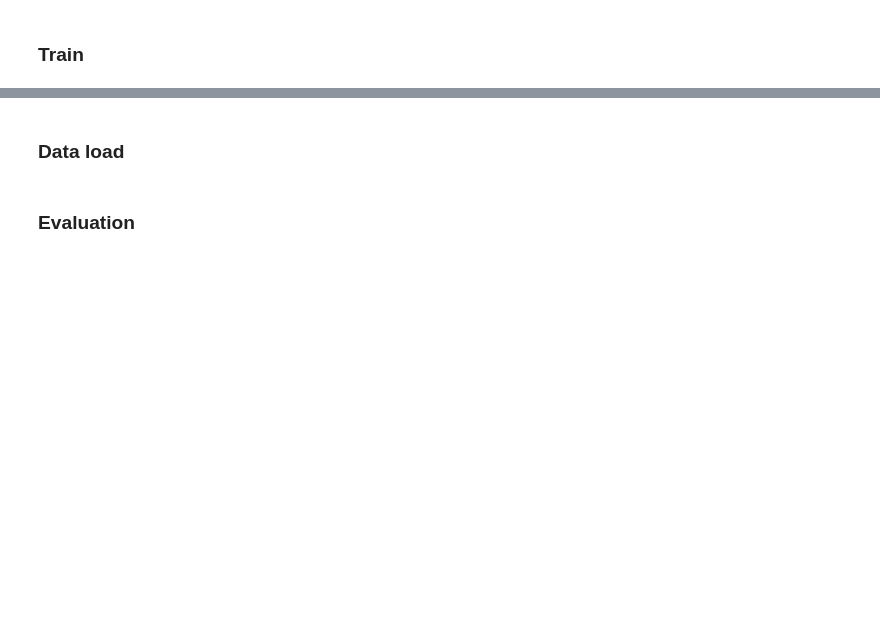
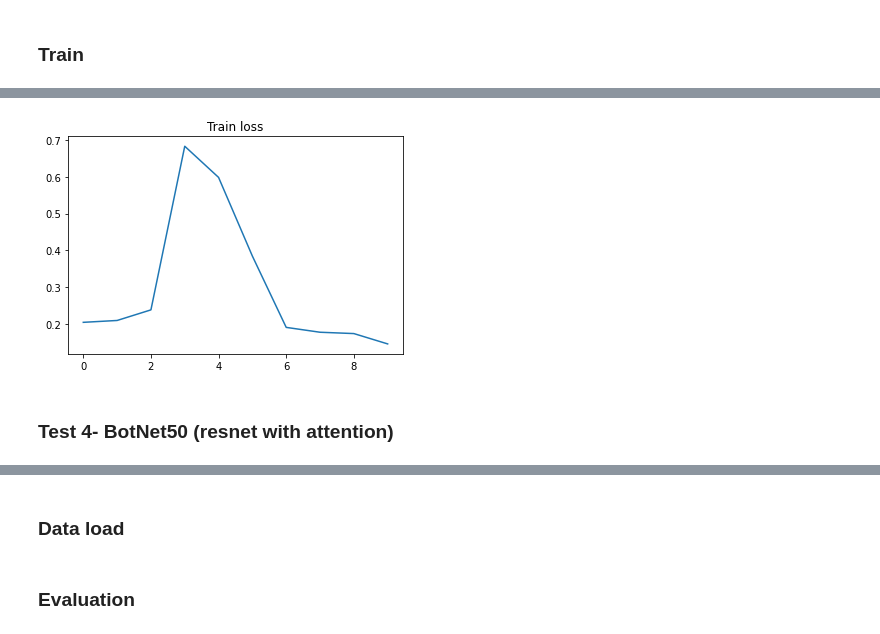
Before and after one commit to GalRabin/botnet50, a Jupyter notebook: botnet50.ipynb, the cells around one changed output, grey strips where cells are left out. Drawn from its saved outputs; the diff is of its cells as text; code cells hidden in the pictures; blank space fills up the shorter version.

```diff
--- a/botnet50.ipynb
+++ b/botnet50.ipynb
@@ -531,0 +549,6 @@ plot_loss(baseline_train_loss)
+# %%
+resnet_pretrained = resnet50(pretrained=True)
+resnet_pretrained.eval() # Freeze weights of pretrained model
+net3 = ResNet2classes(resnet_pretrained, freeze=True).to(DEVICE)
+optimizer3 = torch.optim.SGD(net3.parameters(), lr=LEARNING_RATE, momentum=MOMENTUM, weight_decay=WEIGHT_DECAY)
+net3_train_loss, net3_train_time = train(net3, optimizer3)
@@ -531,0 +574,6 @@ plot_loss(baseline_train_loss)
+# %%
+plot_loss(net3_train_loss)
+# %% [output]
+[figure, added]
+# %% [markdown]
+### Test 4- BotNet50 (resnet with attention)
```
Also changed, not shown: parts of 26 cells of this notebook.
